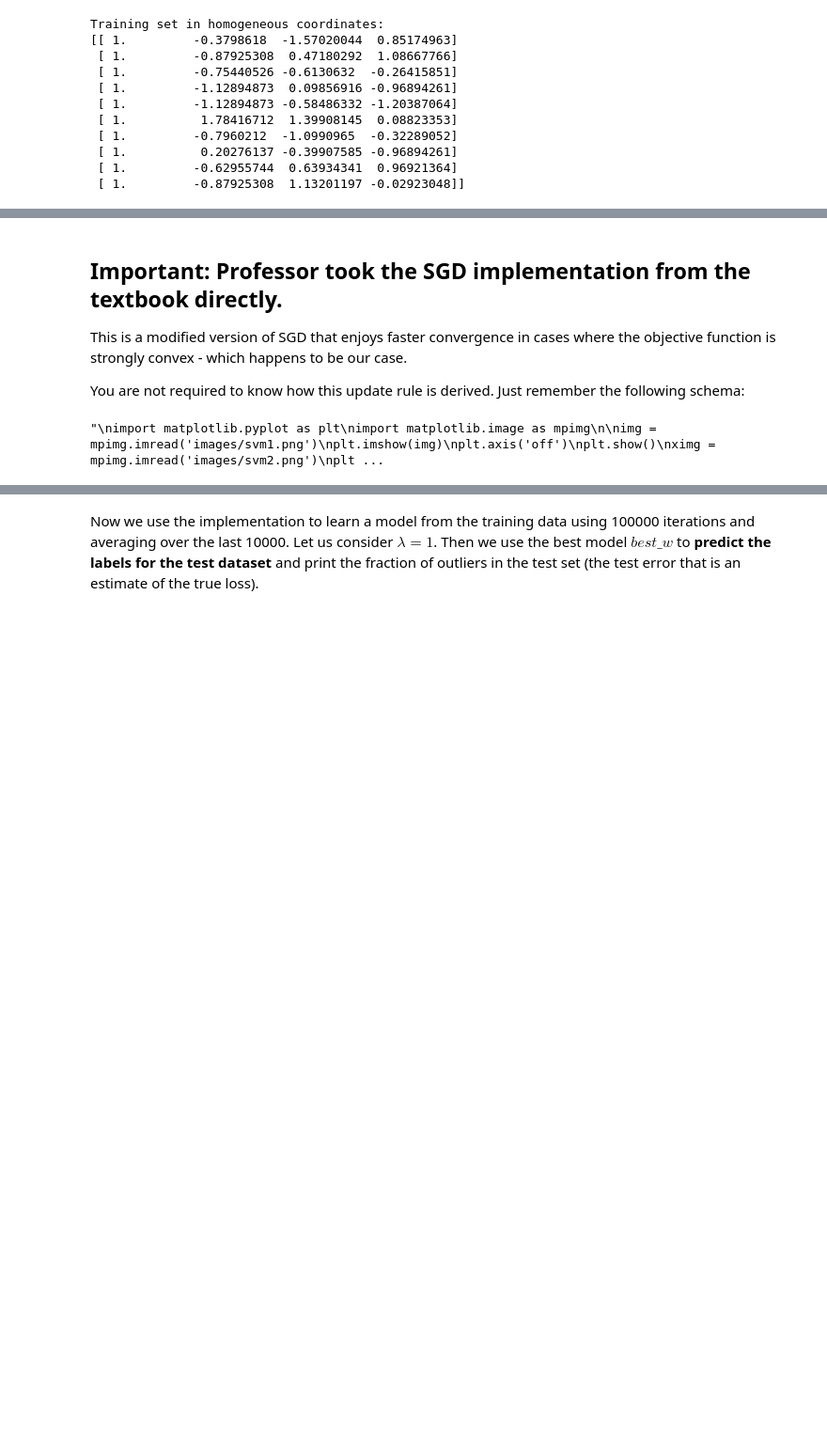
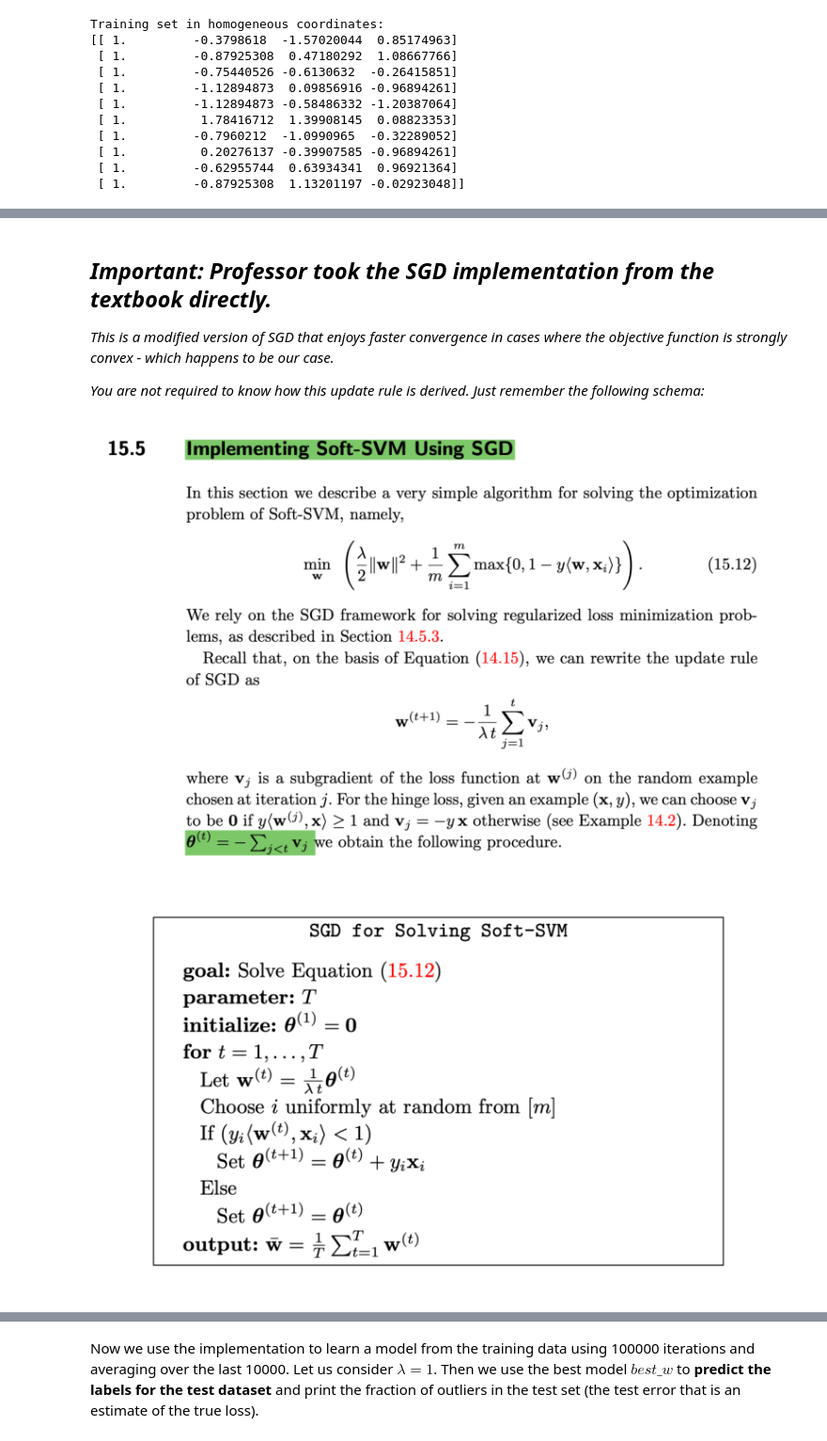
Before and after one commit to miriamzara/MachineLearning, a Jupyter notebook: Lab_4_Soft_SVMs/04_soft_svm_my_solution_again.ipynb, the cells around one changed output, grey strips where cells are left out. Shown: that part at 94% size. Saved outputs shown, nothing was run; the diff lists cells and outputs as text; code cells hidden in the pictures; blank space fills up the shorter version.

```diff
--- a/Lab_4_Soft_SVMs/04_soft_svm_my_solution_again.ipynb
+++ b/Lab_4_Soft_SVMs/04_soft_svm_my_solution_again.ipynb
@@ -148,25 +156,27 @@ The output values are:
 - $misclassified$: the number of outliers that are misclassified by the best model
 # %% [markdown]
-## Important: Professor took the SGD implementation from the textbook directly.
+## *Important: Professor took the SGD implementation from the textbook directly.*
 
-This is a modified version of SGD that enjoys faster convergence in cases where the objective function is strongly convex - which happens to be our case.
+*This is a modified version of SGD that enjoys faster convergence in cases where the objective function is strongly convex - which happens to be our case.*
 
-You are not required to know how this update rule is derived. Just remember the following schema:
+*You are not required to know how this update rule is derived. Just remember the following schema:*
 # %%
-
 import matplotlib.pyplot as plt
 import matplotlib.image as mpimg
 
 img = mpimg.imread('images/svm1.png')
+fig = plt.figure(figsize = (2*5,2*4))
 plt.imshow(img)
 plt.axis('off')
 plt.show()
+fig = plt.figure(figsize = (2*5,2*4))
 ximg = mpimg.imread('images/svm2.png')
 plt.imshow(ximg)
 plt.axis('off')
 plt.show()
 # %% [output]
-"\nimport matplotlib.pyplot as plt\nimport matplotlib.image as mpimg\n\nimg = mpimg.imread('images/svm1.png')\nplt.imshow(img)\nplt.axis('off')\nplt.show()\nximg = mpimg.imread('images/svm2.png')\nplt ...
+[figure, added]
+[figure, added]
 # %% [markdown]
 In particular, notice that:
 
```
Also changed, not shown: parts of 7 cells of this notebook, 6 other files.
